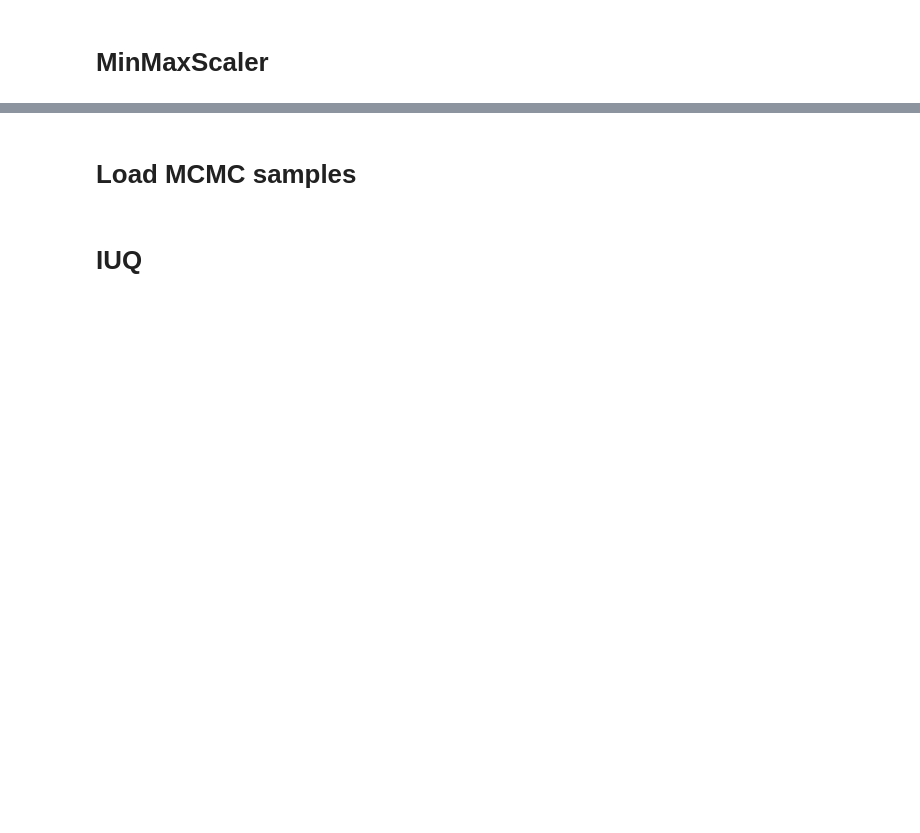
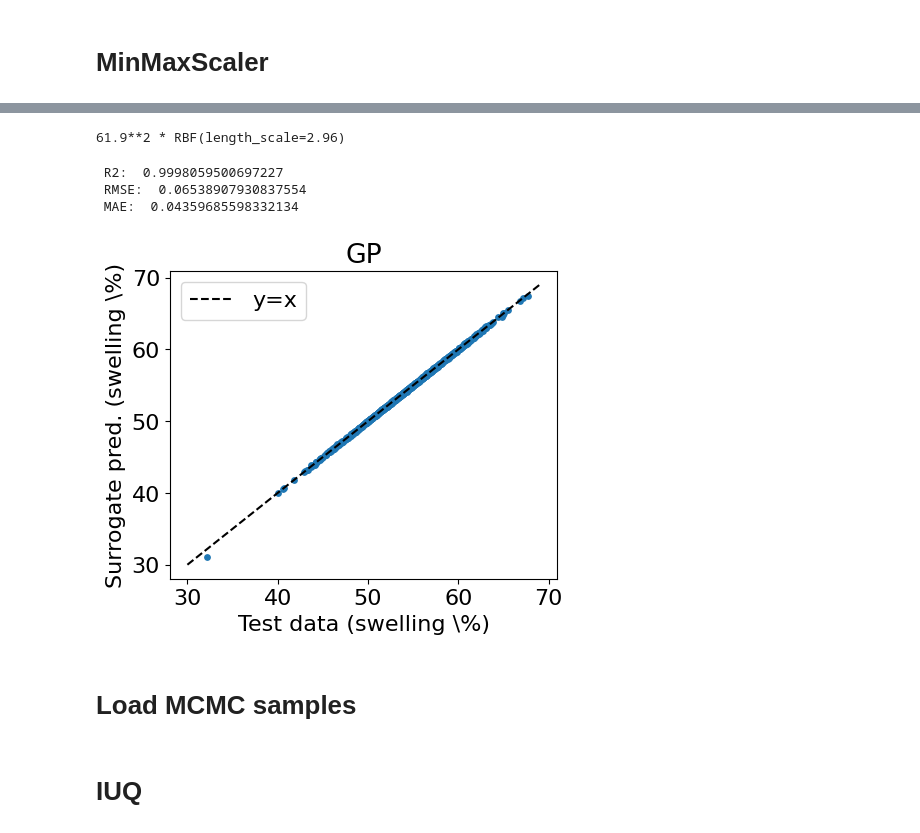
Before and after one commit to ahasan3-ncsu/wd-swelling, a Jupyter notebook: inv_uq/static_samples.ipynb, the cells around one changed output, grey strips where cells are left out. Drawn from its saved outputs; the diff is of its cells as text; code cells hidden in the pictures; blank space fills up the shorter version.

```diff
--- a/inv_uq/static_samples.ipynb
+++ b/inv_uq/static_samples.ipynb
@@ -24,0 +93,13 @@ MinMaxScaler()
+# %%
+tX_train, _, ty_train, _ = train_test_split(
+    X_train, y_train, test_size=0.8, random_state=17
+)
+# %%
+kern = 1.0*RBF()
+reg_gp = GaussianProcessRegressor(
+    kernel=kern,
+    alpha=1e-3,
+    n_restarts_optimizer=9,
+    random_state=42
+)
+reg_gp.fit(tX_train, ty_train)
@@ -25,3 +114,15 @@ MinMaxScaler()
+# %%
+reg_gp.kernel_
+# %% [output]
+61.9**2 * RBF(length_scale=2.96)
+# %%
+mod_metrics(reg_gp, X_test[:, :3], y_test)
+pred_vs_actual(reg_gp, X_test[:, :3], y_test, 'GP')
+# %% [output]
+ R2:  0.9998059500697227
+ RMSE:  0.06538907930837554
+ MAE:  0.04359685598332134
+[figure, added]
 # %% [markdown]
 # Load MCMC samples
 # %%
```
Also changed, not shown: parts of 30 cells of this notebook.
